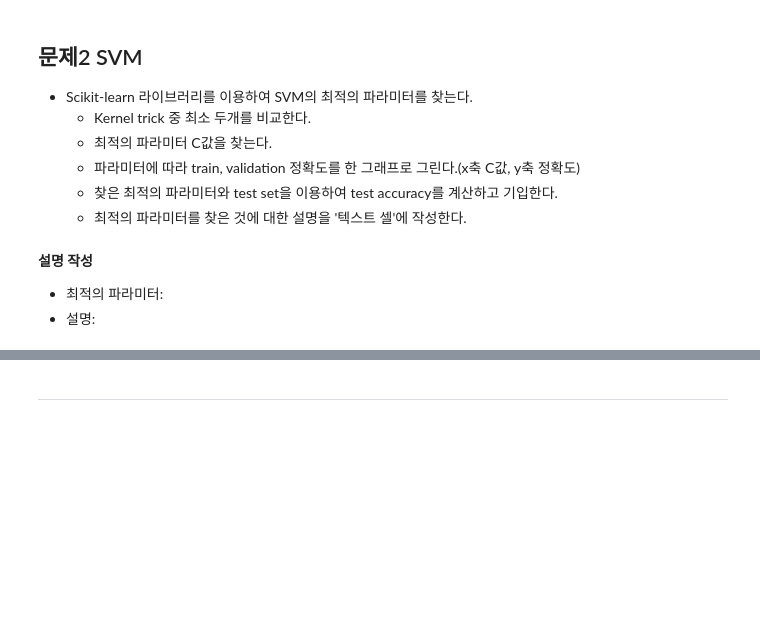
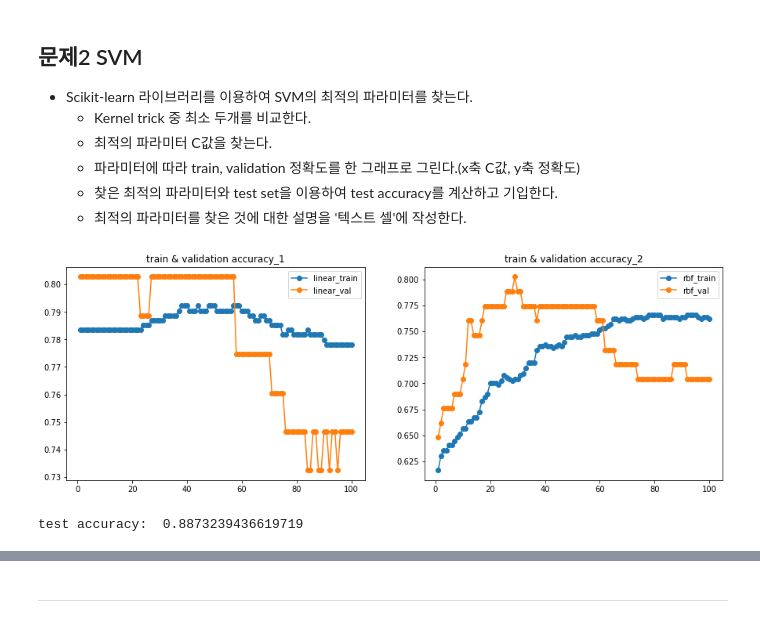
Before and after one commit to K-osA/2022S-ML, a Jupyter notebook: HW3_ipynb의_사본.ipynb, the cells around one changed output, grey strips where cells are left out. Saved outputs shown, nothing was run; the diff lists cells and outputs as text; code cells hidden in the pictures; blank space fills up the shorter version.

```diff
--- a/HW3_ipynb의_사본.ipynb
+++ b/HW3_ipynb의_사본.ipynb
@@ -102,4 +166,47 @@ y_test's shape :  (71,)
-# %% [markdown]
-**설명 작성**
-- 최적의 파라미터:
-- 설명:
+# %%
+### 문제 2 ###
+## 코드 작성 ##
+from sklearn.svm import SVC
+import matplotlib.pyplot as plt
+
+x_values = [x for x in range(1, 101)] # 후보 C값 준비
+
+# 각 종류별 리스트 만들기
+y_values_linear_train = []
+y_values_rbf_train = []
+y_values_linear_val = []
+y_values_rbf_val = []
+
+for c in range(1, 101):
+    svm = SVC(kernel='linear', C=c) # linear와 반복되는 c에 대한 classifier 생성
+    svm.fit(X_train, y_train)
+    y_values_linear_train.append(svm.score(X_train, y_train)) # train set에 대한 score를 리스트에 추가
+    y_values_linear_val.append(svm.score(X_val, y_val)) # val set에 대한 score를 리스트에 추가
+
+    svm = SVC(kernel='rbf', C=c) # rbf와 반복되는 c에 대한 classifier 생성
+    svm.fit(X_train, y_train)
+    y_values_rbf_train.append(svm.score(X_train, y_train)) # train set에 대한 score를 리스트에 추가
+    y_values_rbf_val.append(svm.score(X_val, y_val)) # val set에 대한 score를 리스트에 추가
+
+# 각 종류별로 plot 찍기 및 준비 과정 후 출력
+plt.figure(figsize=(15,5))
+plt.subplot(121)
+plt.title("train & validation accuracy_1")
+plt.plot(x_values, y_values_linear_train, marker='o', label="linear_train")
+plt.plot(x_values, y_values_linear_val, marker='o', label="linear_val")
+plt.legend()
+
+plt.subplot(122)
+plt.title("train & validation accuracy_2")
+plt.plot(x_values, y_values_rbf_train, marker='o', label="rbf_train")
+plt.plot(x_values, y_values_rbf_val, marker='o', label="rbf_val")
+plt.legend()
+
+plt.show()
+
+svm = SVC(kernel="linear", C=50) # 최적의 C값 50, linear에 대한 classifier 생성
+svm.fit(X_train, y_train)
+print("test accuracy: ", svm.score(X_test, y_test))
+# %% [output]
+[figure, added]
+test accuracy:  0.8873239436619719
```
Also changed, not shown: parts of 32 cells of this notebook.
